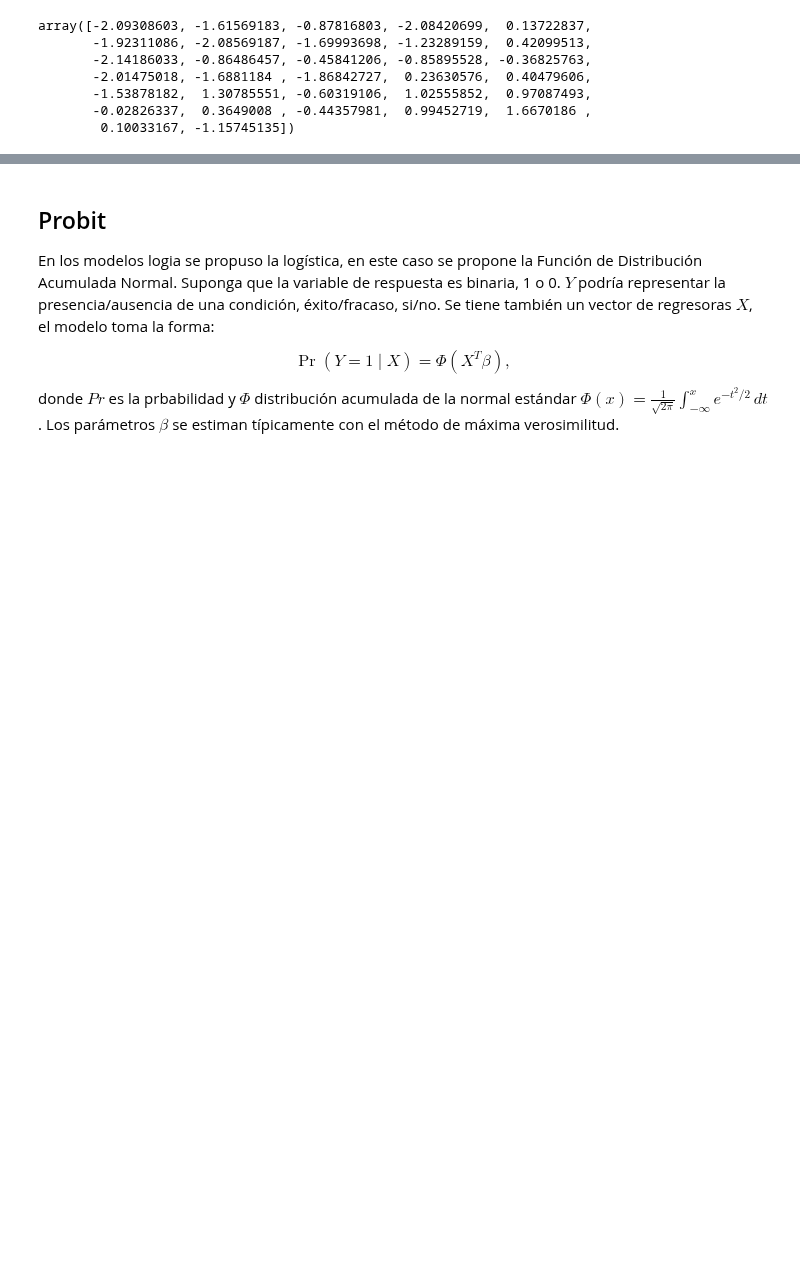
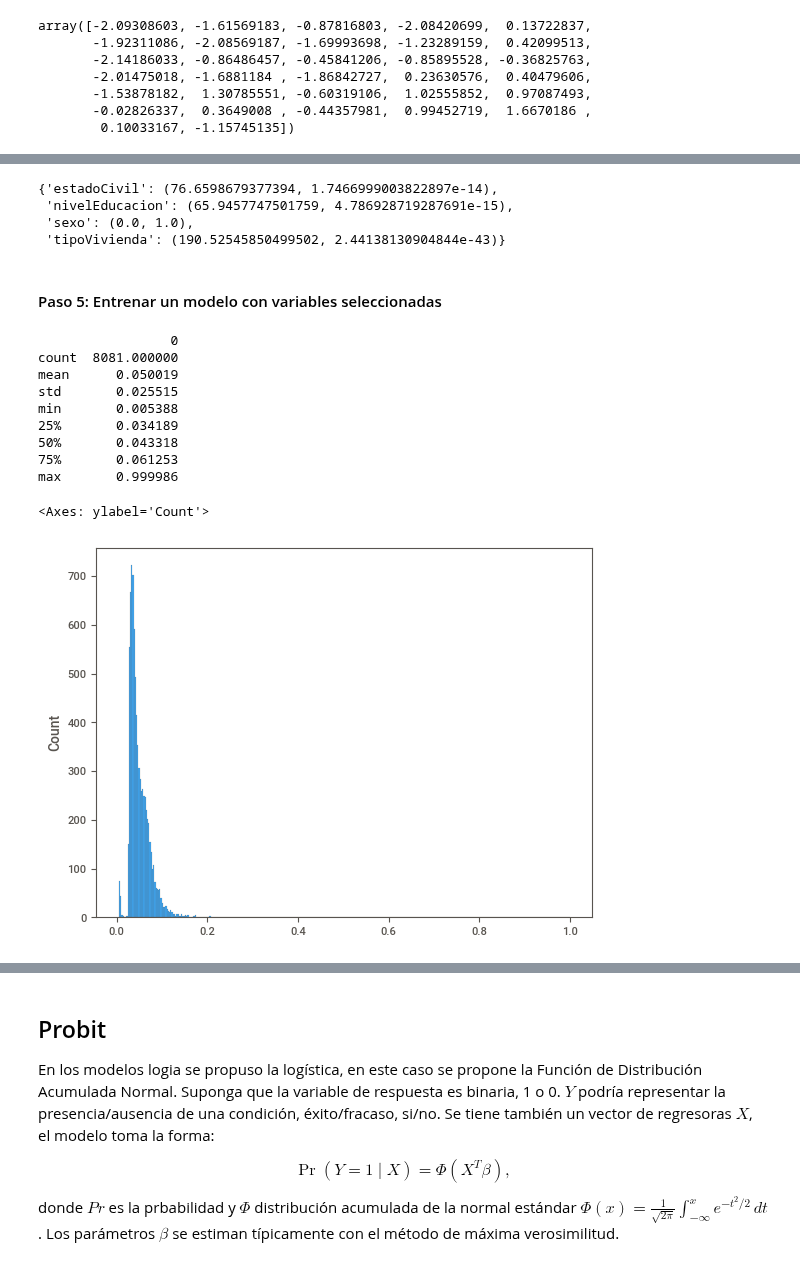
Before and after one commit to vmoprojs/MLPython, a Jupyter notebook: _build/html/_sources/ProbModels.ipynb, the cells around one changed output, grey strips where cells are left out. Saved outputs shown, nothing was run; the diff lists cells and outputs as text; code cells hidden in the pictures; blank space fills up the shorter version.

```diff
--- a/_build/html/_sources/ProbModels.ipynb
+++ b/_build/html/_sources/ProbModels.ipynb
@@ -287,0 +362,75 @@ array([-2.09308603, -1.61569183, -0.87816803, -2.08420699,  0.13722837,
+# %%
+#Prueba de Chi-Cuadrado para variables categóricas
+#Diccionario
+chi2_results = {}
+#Bucle
+for column in ['estadoCivil', 'nivelEducacion', 'sexo', 'tipoVivienda']:
+    #Tabla de contingencia para frecuencias
+    contingency_table = pd.crosstab(train_df[column], train_df['Uafe'])
+    #Almacenar resultados
+    chi2_stat, chi2_pvalue, _, _ = chi2_contingency(contingency_table)
+    chi2_results[column] = (chi2_stat, chi2_pvalue)
+
+chi2_results
+# %% [output]
+{'estadoCivil': (76.6598679377394, 1.7466999003822897e-14),
+ 'nivelEducacion': (65.9457747501759, 4.786928719287691e-15),
+ 'sexo': (0.0, 1.0),
+ 'tipoVivienda': (190.52545850499502, 2.44138130904844e-43)}
+# %% [markdown]
+#### Paso 5: Entrenar un modelo con variables seleccionadas
+# %%
+import numpy as np
+from sklearn.model_selection import train_test_split
+from sklearn.preprocessing import StandardScaler, OneHotEncoder
+from sklearn.compose import ColumnTransformer
+from sklearn.pipeline import Pipeline
+from sklearn.linear_model import LogisticRegression
+from sklearn.metrics import roc_curve, roc_auc_score, classification_report, confusion_matrix
+import matplotlib.pyplot as plt
+
+#Separar características y etiqueta
+X = train_df[['sumValTot', 'Frecuencia', 'edad', 'nivelIngresos', 'estadoCivil', 'nivelEducacion', 'tipoVivienda']]
+y = train_df['Uafe']
+
+#Dividir datos en entrenamiento y validación
+X_train, X_val, y_train, y_val = train_test_split(X, y, test_size=0.2, random_state=42)
+
+#Definir las listas de categóricas y numéricas
+numeric_features = ['sumValTot', 'Frecuencia', 'edad', 'nivelIngresos']
+categorical_features = ['estadoCivil', 'nivelEducacion', 'tipoVivienda']
+
+#Standscaler a caracteristicas numericas y Onehotencoder a las categoricas
+preprocessor = ColumnTransformer(
+    transformers=[
+        ('num', StandardScaler(), numeric_features),
+        ('cat', OneHotEncoder(), categorical_features)
+    ])
+
+#Crear un pipeline con preprocesador y  modelo
+pipeline = Pipeline(steps=[('preprocessor', preprocessor),
+                           ('classifier', LogisticRegression(max_iter=1000))])
+
+#Entrenar a mi modelo
+pipeline.fit(X_train, y_train)
+
+#Generar las predicciones y probabilidades de predicción
+y_pred = pipeline.predict(X_val)
+y_pred_prob = pipeline.predict_proba(X_val)[:, 1]
+# %%
+#pd.DataFrame(y_pred).describe()
+print(pd.DataFrame(y_pred_prob).describe())
+import seaborn as sns
+sns.histplot(y_pred_prob)
+# %% [output]
+                 0
+count  8081.000000
+mean      0.050019
+std       0.025515
+min       0.005388
+25%       0.034189
+50%       0.043318
+75%       0.061253
+max       0.999986
+<Axes: ylabel='Count'>
+[figure, added]
```
Also changed, not shown: parts of 14 cells of this notebook, 12 other files.
